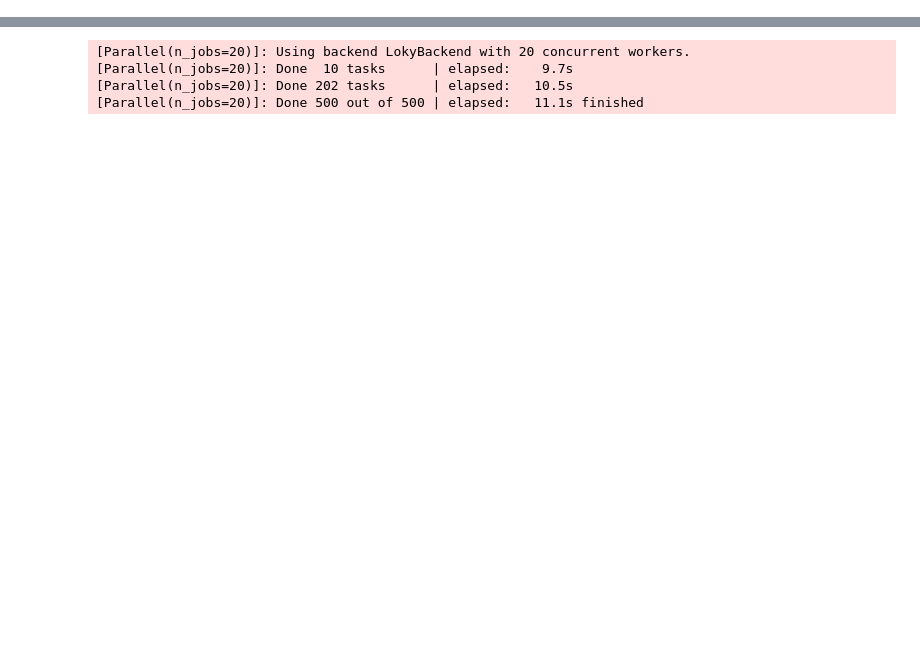
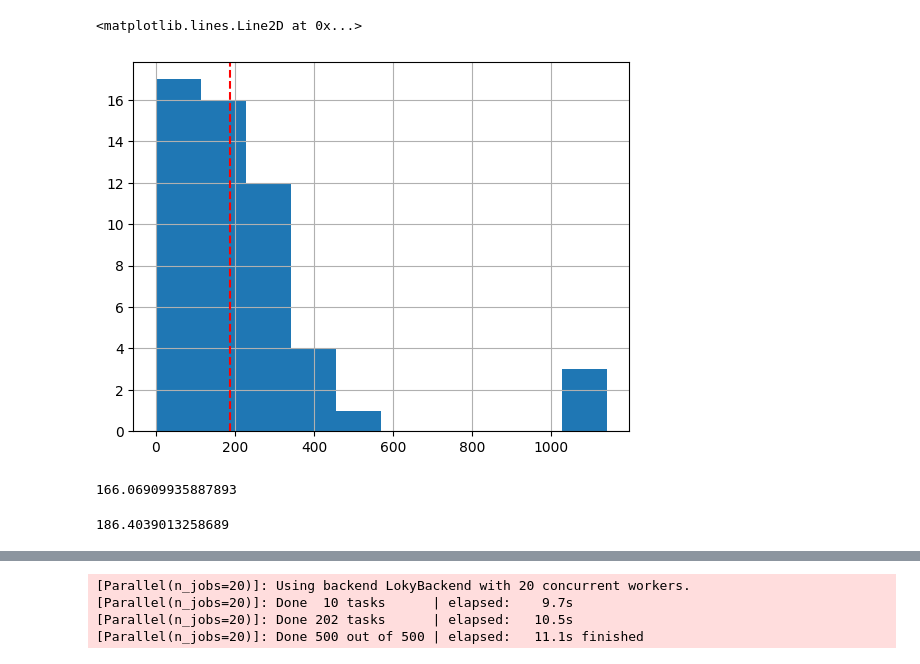
Before and after one commit to raphael-group/copulacci, a Jupyter notebook: notebook/tutorial/Stability_simulation.ipynb, the cells around one changed output, grey strips where cells are left out. Cells and saved outputs as stored; diff of their text form; code cells hidden in the pictures; blank space fills up the shorter version.

Commit message:
adding the single parameter version with convexity based cutoff

```diff
--- a/notebook/tutorial/Stability_simulation.ipynb
+++ b/notebook/tutorial/Stability_simulation.ipynb
@@ -26,0 +215,13 @@ repro_df = pd.read_csv('../orator_paper_notebook/ISMB_submission_notebooks/simul
+# %%
+copula_params = model2.CopulaParams()
+opt_params = model2.OptParams()
+#opt_params = opt_params._replace(num_starts=1)
+d1l_inflections = Parallel(n_jobs=20, verbose=1)(
+        delayed(get_d1l)(
+            x,
+            y,
+            _n_array,
+            copula_params,
+            opt_params
+        ) for (x,y,_,_,_n_array) in data_list_check
+    )
@@ -26,0 +234,17 @@ repro_df = pd.read_csv('../orator_paper_notebook/ISMB_submission_notebooks/simul
+# %%
+repro_df['d2l_val'] = d2l_other
+repro_df.loc[:, 'tot_area'] = d2l_neg_area
+repro_df.loc[:, 'num_local_optima'] = d1l_inflections
+# %%
+copula_params = model2.CopulaParams()
+opt_params = model2.OptParams()
+#opt_params = opt_params._replace(num_starts=1)
+num_peaks = Parallel(n_jobs=20, verbose=1)(
+        delayed(get_peak_distance)(
+            x,
+            y,
+            _n_array,
+            copula_params,
+            opt_params
+        ) for (x,y,_,_,_n_array) in data_list_check
+    )
@@ -26,0 +257,16 @@ repro_df = pd.read_csv('../orator_paper_notebook/ISMB_submission_notebooks/simul
+# %%
+repro_df.loc[:, 'peak_diff'] = num_peaks
+# %%
+repro_df.loc[repro_df.peak_diff > 0].peak_diff.hist();
+plt.axvline(repro_df.loc[27, 'peak_diff'],c='r',ls='--')
+# %% [output]
+<matplotlib.lines.Line2D at 0x...>
+[figure, added]
+# %%
+repro_df.loc[repro_df.peak_diff > 0].peak_diff.median()
+# %% [output]
+166.06909935887893
+# %%
+repro_df.loc[27, 'peak_diff']
+# %% [output]
+186.4039013258689
```
Also changed, not shown: parts of 159 cells of this notebook, 4 other files.
